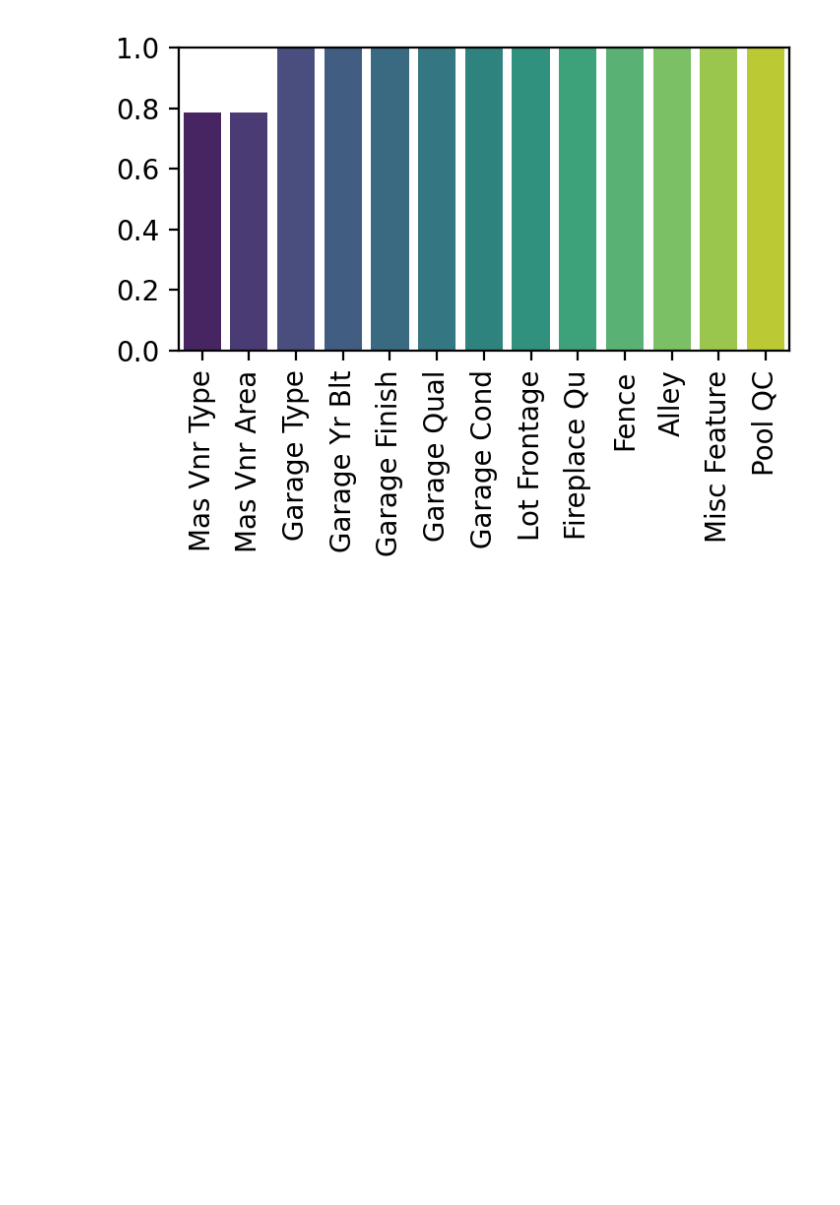
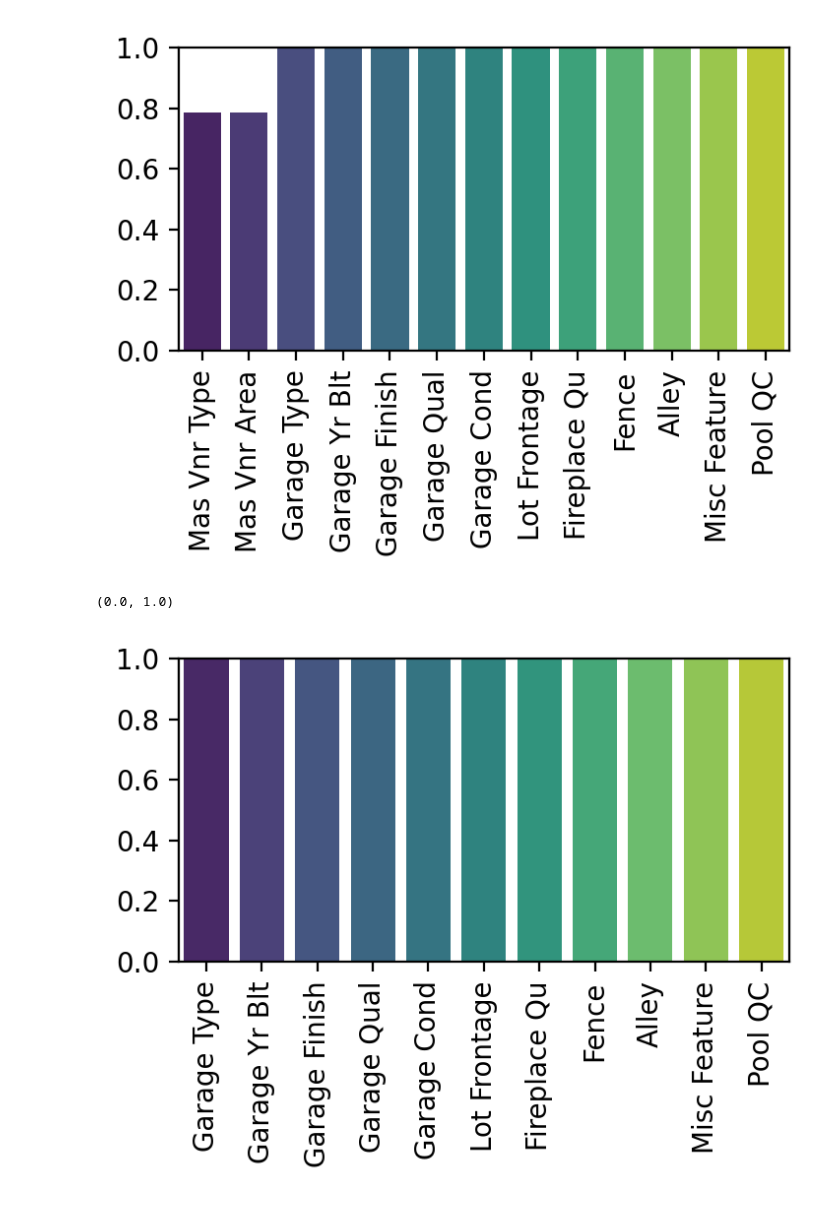
Before and after one commit to YomiDavid/ML_Live-_Class, a Jupyter notebook: Outliers.ipynb, the cells around one changed output. Cells and saved outputs as stored; diff of their text form; code cells hidden in the pictures; blank space fills up the shorter version.

```diff
--- a/Outliers.ipynb
+++ b/Outliers.ipynb
@@ -504,7 +502,7 @@ bsmt_num_cols = ['BsmtFin SF 1', 'BsmtFin SF 2', 'Bsmt Unf SF', 'Bsmt Full Bath'
 df[bsmt_num_cols] = df[bsmt_num_cols].fillna(0) # 0 imputation
 
 # BMST categorical columns- fillna "None"
-bsmt_str_cols = ['Bsmt Qual', 'Bsmt Cond', 'Bsmt Exposure', 'BsmtFin Type 1', 'BsmtFin Type 2', 'Total Bsmt SF']
+bsmt_str_cols = ['Bsmt Qual', 'Bsmt Cond', 'Bsmt Exposure', 'BsmtFin Type 1', 'BsmtFin Type 2']
 df[bsmt_str_cols] = df[bsmt_str_cols].fillna('None') # Noneimputation
 # %%
 df[df['Bsmt Full Bath'].isnull()]
@@ -521,3 +519,17 @@ plt.ylim(0,1)
 # %% [output]
 (0.0, 1.0)
 [figure]
+# %%
+df['Mas Vnr Type'] = df['Mas Vnr Type'].fillna('None')
+# %%
+df['Mas Vnr Area'] = df['Mas Vnr Area'].fillna('0')
+# %%
+percent_nan = percent_missin(df)
+# %%
+plt.figure(figsize=(4,2), dpi=200)
+sns.barplot(x=percent_nan.index, y=percent_nan, palette='viridis')
+plt.xticks(rotation=90)
+plt.ylim(0,1)
+# %% [output]
+(0.0, 1.0)
+[figure, added]
```
Also changed, not shown: parts of 32 cells of this notebook, 2 other files.
